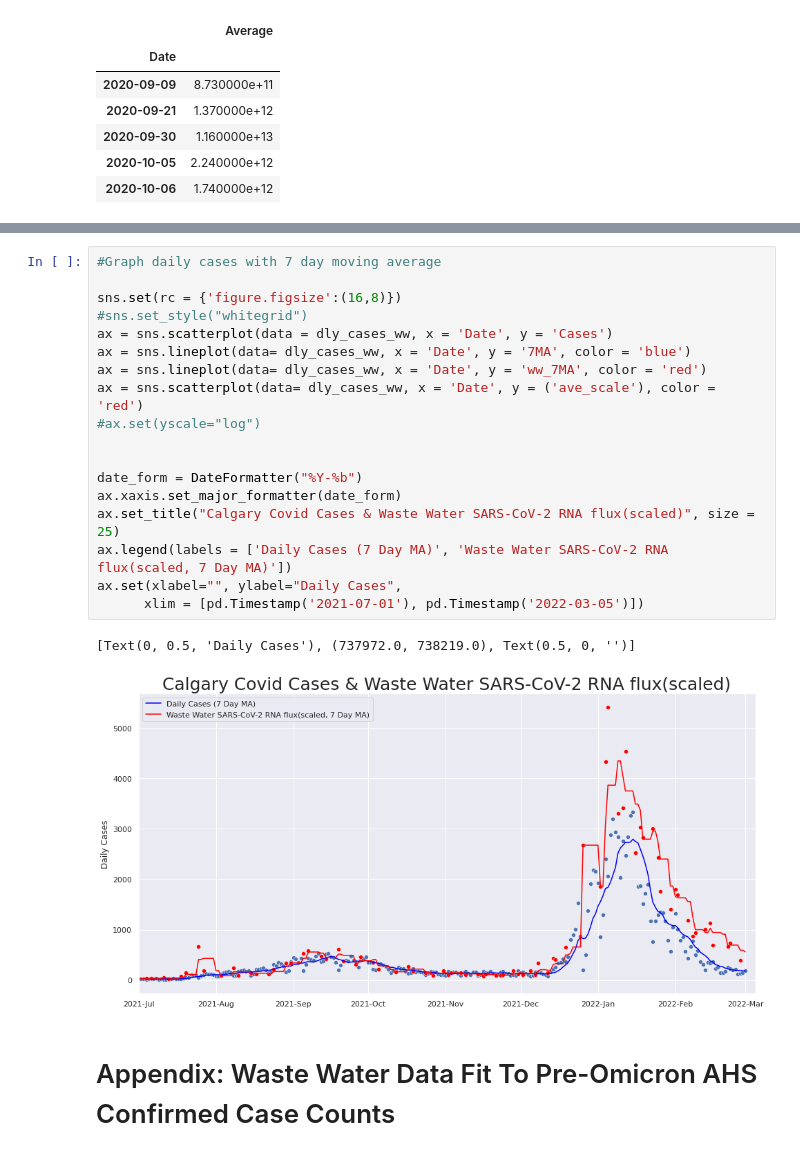
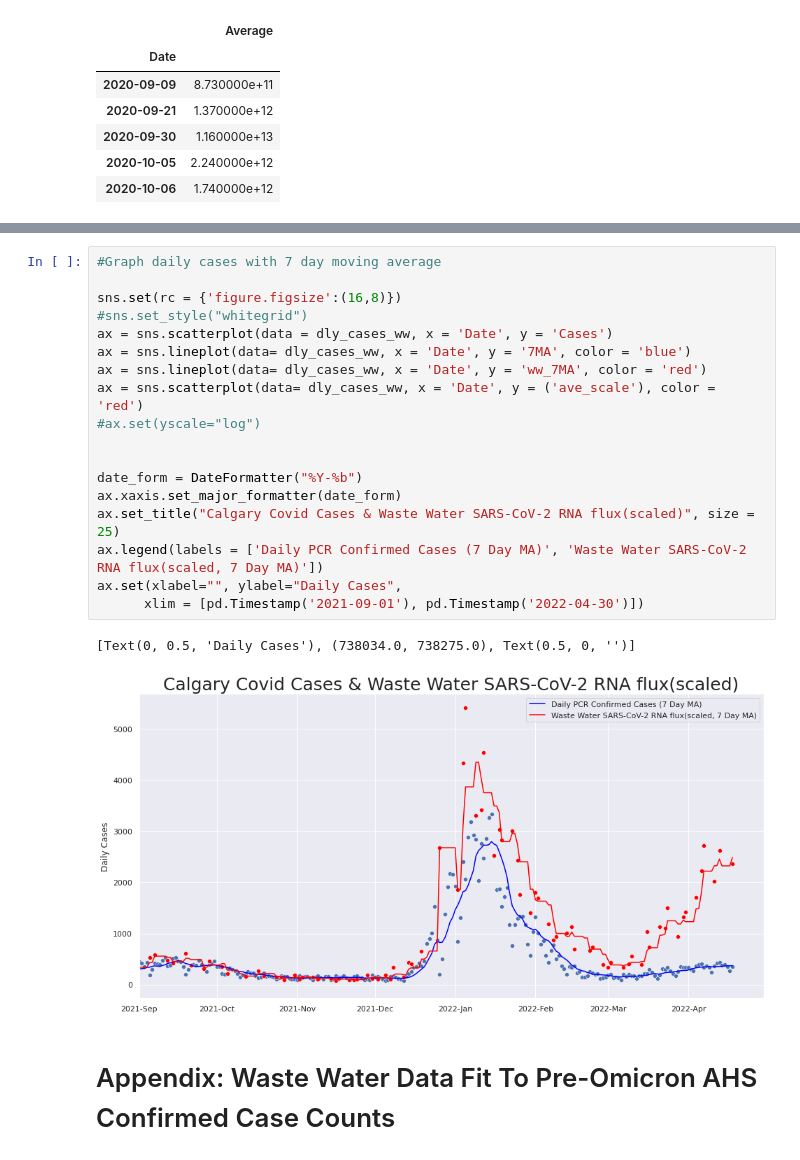
Before and after one commit to cdoyle78/AlbertaCovid, a Jupyter notebook: Calgary_covid_ww.ipynb, the cells around one changed output, grey strips where cells are left out. Saved outputs shown, nothing was run; the diff lists cells and outputs as text.

```diff
--- a/Calgary_covid_ww.ipynb
+++ b/Calgary_covid_ww.ipynb
@@ -160,24 +160,24 @@ dly_cases_ww.tail(20)
 # %%
 #Graph daily cases with 7 day moving average
 
 sns.set(rc = {'figure.figsize':(16,8)})
 #sns.set_style("whitegrid")
 ax = sns.scatterplot(data = dly_cases_ww, x = 'Date', y = 'Cases')
 ax = sns.lineplot(data= dly_cases_ww, x = 'Date', y = '7MA', color = 'blue')
 ax = sns.lineplot(data= dly_cases_ww, x = 'Date', y = 'ww_7MA', color = 'red')
 ax = sns.scatterplot(data= dly_cases_ww, x = 'Date', y = ('ave_scale'), color = 'red')
 #ax.set(yscale="log")
 
 
 date_form = DateFormatter("%Y-%b")
 ax.xaxis.set_major_formatter(date_form)
 ax.set_title("Calgary Covid Cases & Waste Water SARS-CoV-2 RNA flux(scaled)", size = 25)
-ax.legend(labels = ['Daily Cases (7 Day MA)', 'Waste Water SARS-CoV-2 RNA flux(scaled, 7 Day MA)'])
+ax.legend(labels = ['Daily PCR Confirmed Cases (7 Day MA)', 'Waste Water SARS-CoV-2 RNA flux(scaled, 7 Day MA)'])
 ax.set(xlabel="", ylabel="Daily Cases",
-      xlim = [pd.Timestamp('2021-07-01'), pd.Timestamp('2022-03-05')])
+      xlim = [pd.Timestamp('2021-09-01'), pd.Timestamp('2022-04-30')])
 # %% [output]
-[Text(0, 0.5, 'Daily Cases'), (737972.0, 738219.0), Text(0.5, 0, '')]
+[Text(0, 0.5, 'Daily Cases'), (738034.0, 738275.0), Text(0.5, 0, '')]
-[figure, old version]
+[figure, new version]
 # %% [markdown]
 # Appendix: Waste Water Data Fit To Pre-Omicron AHS Confirmed Case Counts
 # %%
```
Also changed, not shown: parts of 10 cells of this notebook.
